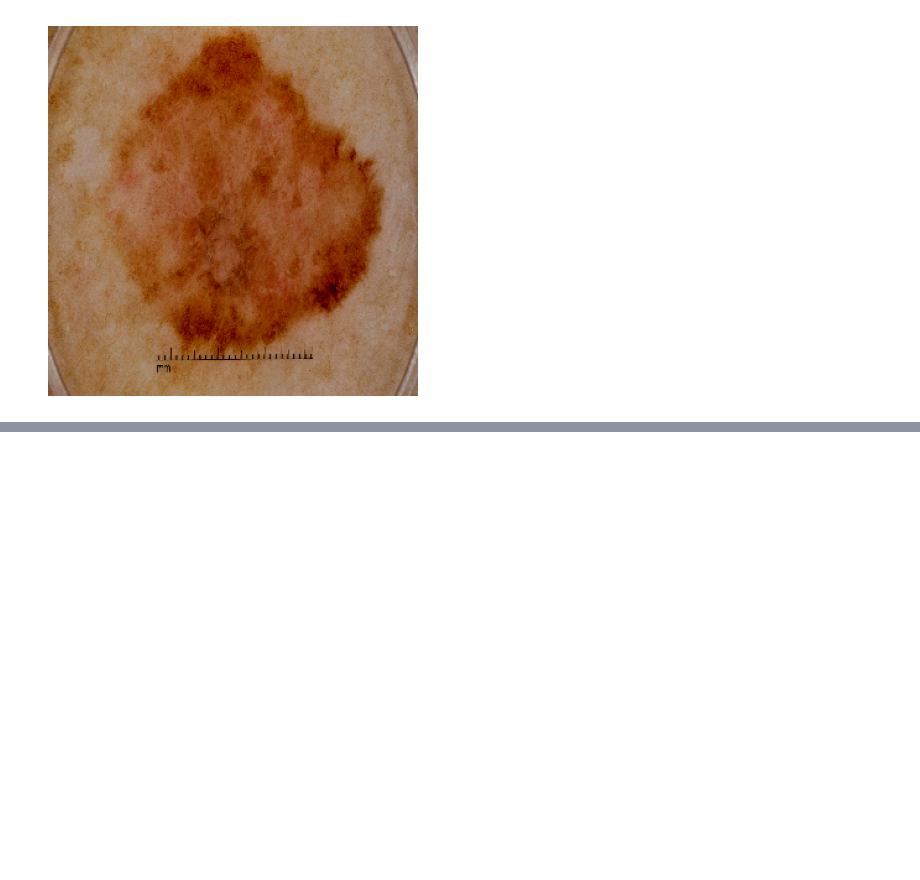
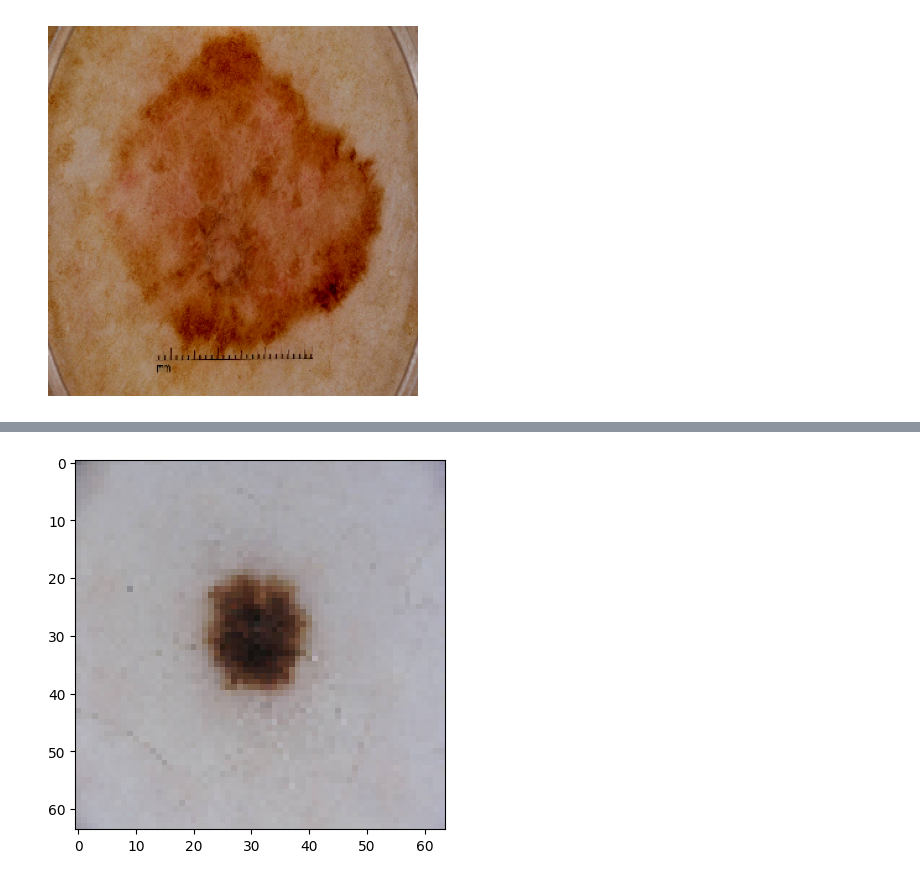
Before and after one commit to Parrot90/CancerPrediction, a Jupyter notebook: SkinCancerDetectionFinal.ipynb, the cells around one changed output, grey strips where cells are left out. Saved outputs shown, nothing was run; the diff lists cells and outputs as text; code cells hidden in the pictures; blank space fills up the shorter version.

```diff
--- a/SkinCancerDetectionFinal.ipynb
+++ b/SkinCancerDetectionFinal.ipynb
@@ -413,0 +964,38 @@ This image is 96.33% benign.
+# %%
+import matplotlib.pyplot as plt
+
+# Prompt the user for the image path
+new_image_path = input("Please enter the image path: ")
+
+# Load and preprocess the new image
+img = image.load_img(new_image_path, target_size=(64, 64))
+
+# Display the image
+plt.imshow(img)
+plt.show()
+
+# Continue with preprocessing
+x = image.img_to_array(img)
+x = np.expand_dims(x, axis=0)
+x = preprocess_input(x)
+
+# Extract features from the new image
+new_features = feature_extractor.predict(x)
+
+# Check if new_features is a 1D array
+if new_features.ndim == 1:
+    # Reshape to a 2D array with one row
+    new_features = new_features.reshape((1, -1))
+else:
+    # Reshape as before
+    new_features = new_features.reshape((new_features.shape[0], -1))
+
+# Use the SVM model to make a prediction
+prediction = svm_model.predict(new_features)
+
+# Decode the prediction
+predicted_label = le.inverse_transform(prediction)
+
+print('The predicted label is:', predicted_label[0])
+# %% [output]
+[figure, added]
```
Also changed, not shown: parts of 24 cells of this notebook.
